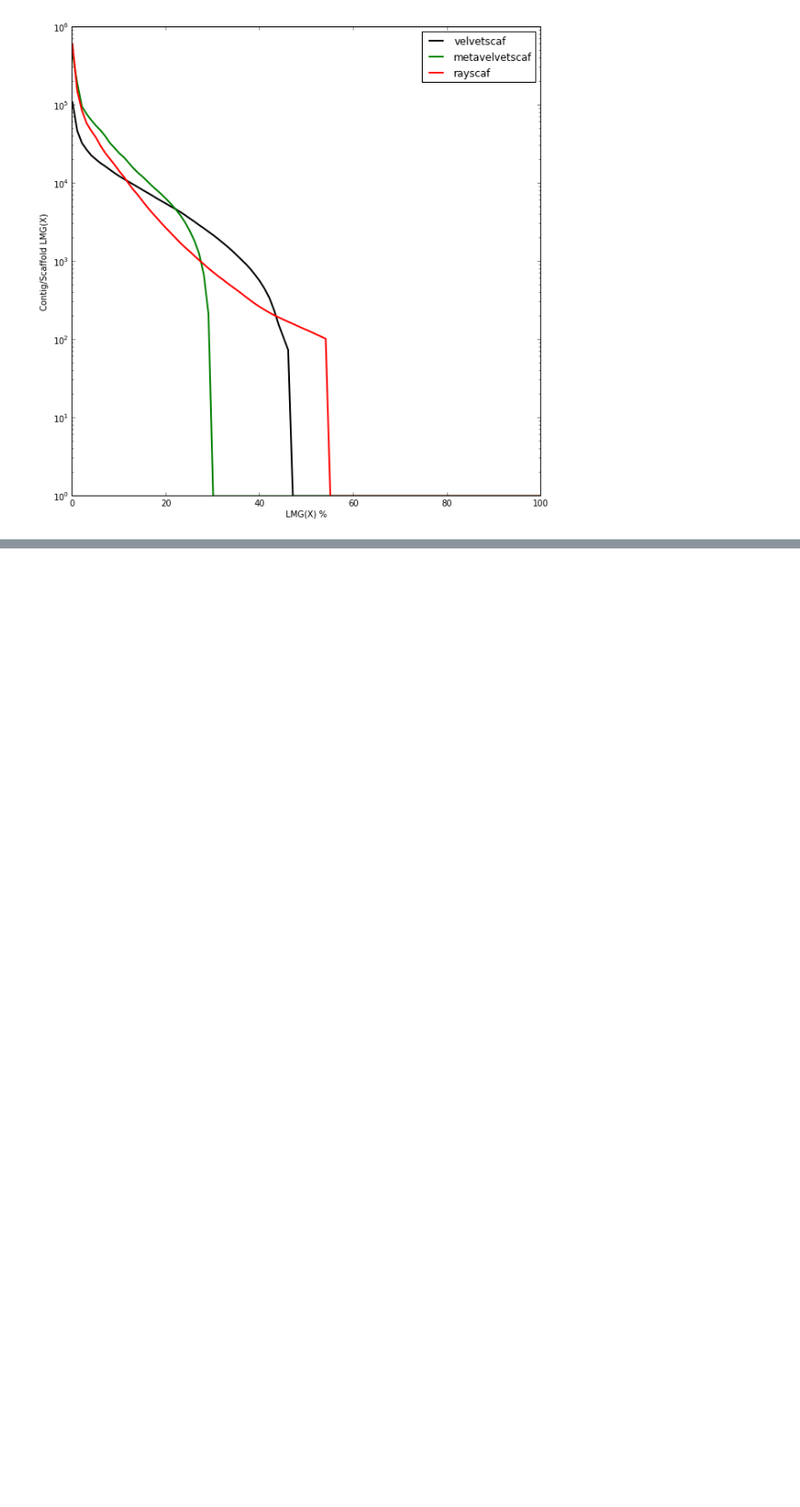
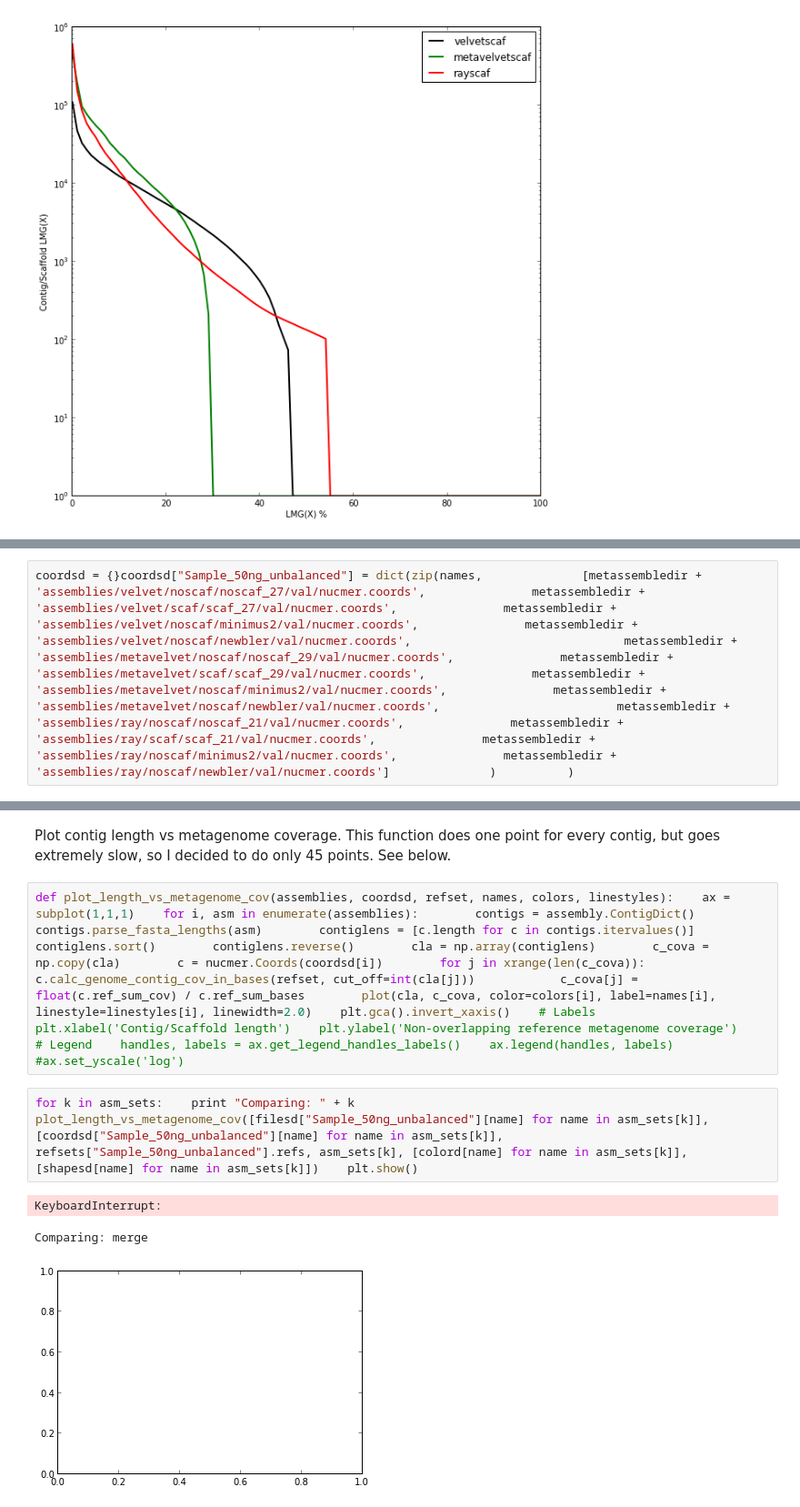
Before and after one commit to inodb/notebooks, a Jupyter notebook: chris-mock-masmvali-length.ipynb, the cells around one changed output, grey strips where cells are left out. Shown at 91% size. Drawn from its saved outputs; the diff is of its cells as text; blank space fills up the shorter version.

Commit message:
metagenome cov

```diff
--- a/chris-mock-masmvali-length.ipynb
+++ b/chris-mock-masmvali-length.ipynb
@@ -76,0 +83,2 @@ Comparing: scaf
+# %%
+coordsd = {}coordsd["Sample_50ng_unbalanced"] = dict(zip(names,              [metassembledir + 'assemblies/velvet/noscaf/noscaf_27/val/nucmer.coords',               metassembledir + 'assemblies/velvet/scaf/scaf_27/val/nucmer.coords',               metassembledir + 'assemblies/velvet/noscaf/minimus2/val/nucmer.coords',               metassembledir + 'assemblies/velvet/noscaf/newbler/val/nucmer.coords',                              metassembledir + 'assemblies/metavelvet/noscaf/noscaf_29/val/nucmer.coords',               metassembledir + 'assemblies/metavelvet/scaf/scaf_29/val/nucmer.coords',               metassembledir + 'assemblies/metavelvet/noscaf/minimus2/val/nucmer.coords',               metassembledir + 'assemblies/metavelvet/noscaf/newbler/val/nucmer.coords',                         metassembledir + 'assemblies/ray/noscaf/noscaf_21/val/nucmer.coords',               metassembledir + 'assemblies/ray/scaf/scaf_21/val/nucmer.coords',               metassembledir + 'assemblies/ray/noscaf/minimus2/val/nucmer.coords',               metassembledir + 'assemblies/ray/noscaf/newbler/val/nucmer.coords']              )          )
@@ -76,0 +91,10 @@ Comparing: scaf
+# %% [markdown]
+Plot contig length vs metagenome coverage. This function does one point for every contig, but goes extremely slow, so I decided to do only 45 points. See below.
+# %%
+def plot_length_vs_metagenome_cov(assemblies, coordsd, refset, names, colors, linestyles):    ax = subplot(1,1,1)    for i, asm in enumerate(assemblies):        contigs = assembly.ContigDict()        contigs.parse_fasta_lengths(asm)        contiglens = [c.length for c in contigs.itervalues()]        contiglens.sort()        contiglens.reverse()        cla = np.array(contiglens)        c_cova = np.copy(cla)        c = nucmer.Coords(coordsd[i])        for j in xrange(len(c_cova)):            c.calc_genome_contig_cov_in_bases(refset, cut_off=int(cla[j]))            c_cova[j] = float(c.ref_sum_cov) / c.ref_sum_bases        plot(cla, c_cova, color=colors[i], label=names[i], linestyle=linestyles[i], linewidth=2.0)    plt.gca().invert_xaxis()    # Labels    plt.xlabel('Contig/Scaffold length')    plt.ylabel('Non-overlapping reference metagenome coverage')    # Legend    handles, labels = ax.get_legend_handles_labels()    ax.legend(handles, labels)    #ax.set_yscale('log')
+# %%
+for k in asm_sets:    print "Comparing: " + k    plot_length_vs_metagenome_cov([filesd["Sample_50ng_unbalanced"][name] for name in asm_sets[k]], [coordsd["Sample_50ng_unbalanced"][name] for name in asm_sets[k]], refsets["Sample_50ng_unbalanced"].refs, asm_sets[k], [colord[name] for name in asm_sets[k]], [shapesd[name] for name in asm_sets[k]])    plt.show()
+# %% [output]
+KeyboardInterrupt:
+Comparing: merge
+[figure, added]
```
Also changed, not shown: parts of 9 cells of this notebook.
